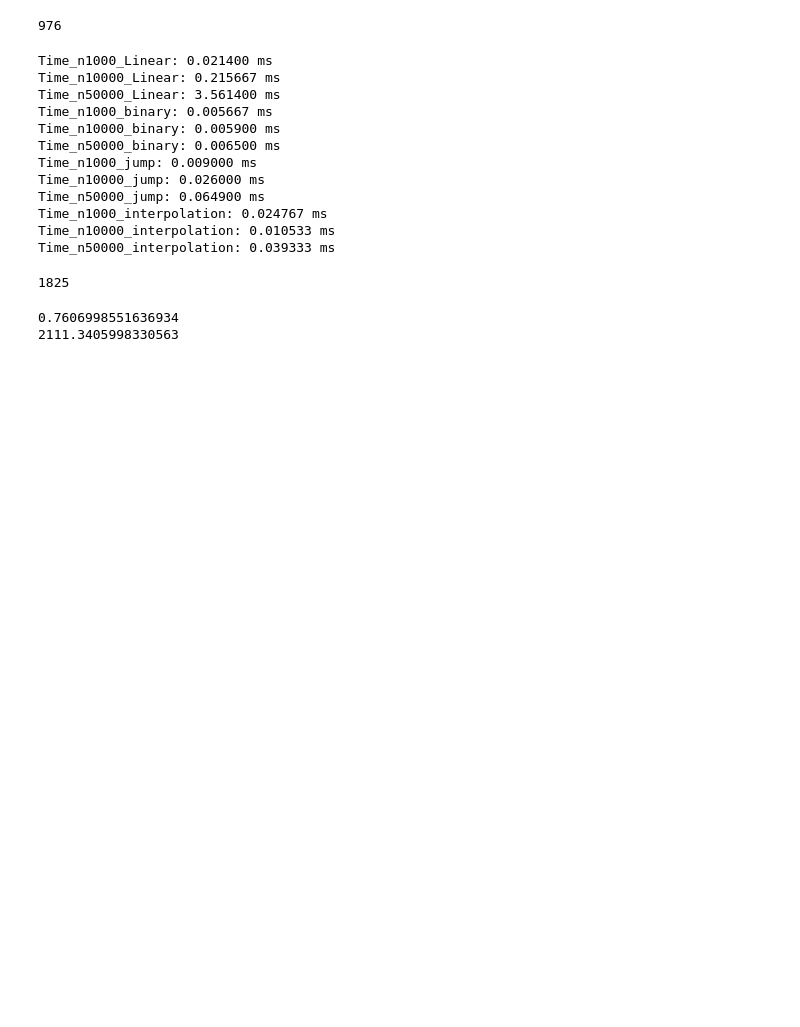
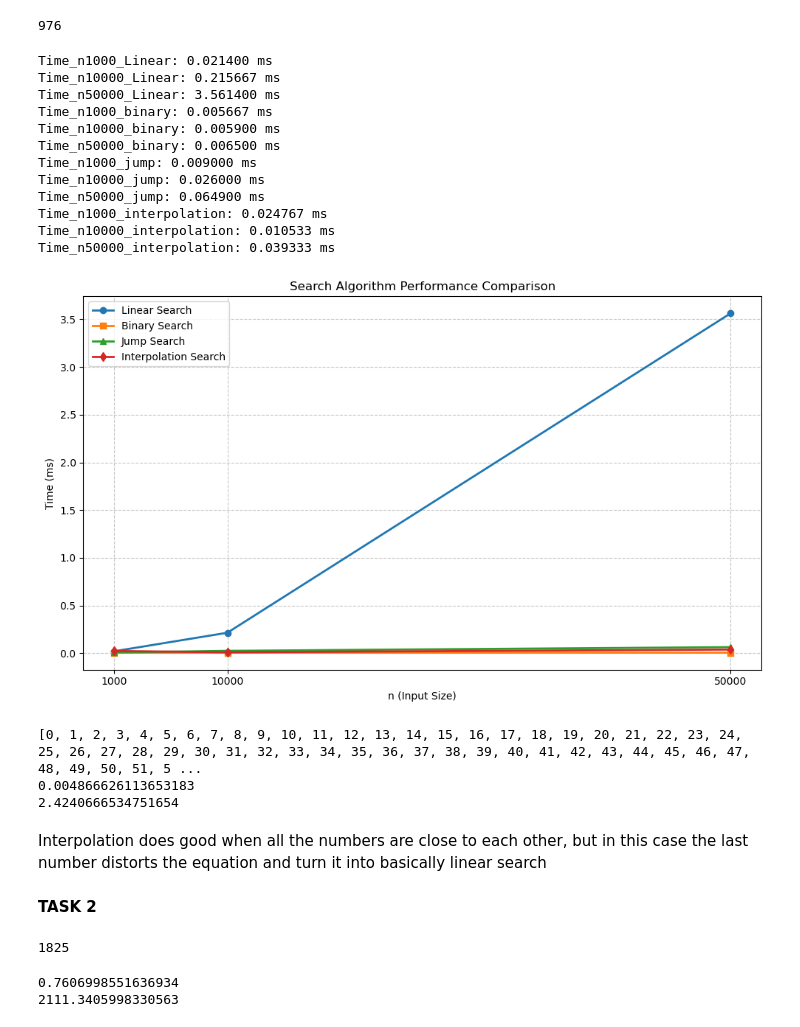
Before and after one commit to dovydas2006-debug/das-lab3, a Jupyter notebook: lab_3.ipynb, the cells around one changed output. Saved outputs shown, nothing was run; the diff lists cells and outputs as text; code cells hidden in the pictures; blank space fills up the shorter version.

```diff
--- a/lab_3.ipynb
+++ b/lab_3.ipynb
@@ -199,6 +202,52 @@ Time_n50000_jump: 0.064900 ms
 Time_n1000_interpolation: 0.024767 ms
 Time_n10000_interpolation: 0.010533 ms
 Time_n50000_interpolation: 0.039333 ms
+# %%
+import matplotlib.pyplot as plt
+
+n_values = [1000, 10000, 50000]
+
+linear_search = [0.021400, 0.215667, 3.561400]
+binary_search = [0.005667, 0.005900, 0.006500]
+jump_search = [0.009000, 0.026000, 0.064900]
+interpolation_search = [0.024767, 0.010533, 0.039333]
+
+plt.figure(figsize=(10, 6))
+
+
+plt.plot(n_values, linear_search, marker='o', label='Linear Search', linewidth=2)
+plt.plot(n_values, binary_search, marker='s', label='Binary Search', linewidth=2)
+plt.plot(n_values, jump_search, marker='^', label='Jump Search', linewidth=2)
+plt.plot(n_values, interpolation_search, marker='d', label='Interpolation Search', linewidth=2)
+
+
+plt.xlabel('n (Input Size)')
+plt.ylabel('Time (ms)')
+plt.title('Search Algorithm Performance Comparison')
+plt.xticks(n_values)
+plt.legend()
+plt.grid(True, linestyle='--', alpha=0.7)
+
+plt.tight_layout()
+plt.show()
+# %% [output]
+[figure, added]
+# %%
+a = list(range(2976)) + [99999999999999]
+print(a)
+
+print(measure_time(binarySearch, a, 2975))
+
+
+print(measure_time(interpolationSearch, a, 0, len(a)-1, 2975))
+# %% [output]
+[0, 1, 2, 3, 4, 5, 6, 7, 8, 9, 10, 11, 12, 13, 14, 15, 16, 17, 18, 19, 20, 21, 22, 23, 24, 25, 26, 27, 28, 29, 30, 31, 32, 33, 34, 35, 36, 37, 38, 39, 40, 41, 42, 43, 44, 45, 46, 47, 48, 49, 50, 51, 5 ...
+0.004866626113653183
+2.4240666534751654
+# %% [markdown]
+Interpolation does good when all the numbers are close to each other, but in this case the last number distorts the equation and turn it into basically linear search
+# %% [markdown]
+**TASK 2**
 # %%
 class Node:
     def __init__ (self, key, value):
```
Also changed, not shown: parts of 6 cells of this notebook.
